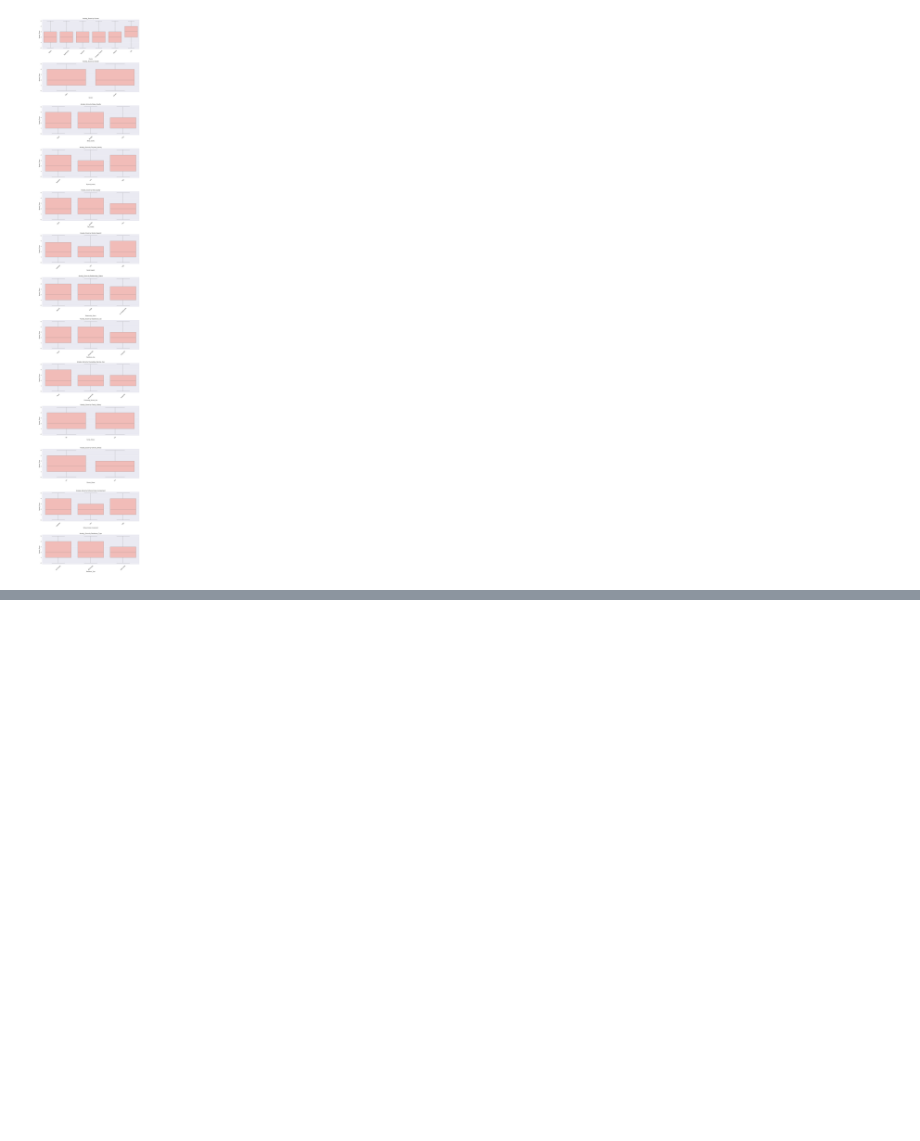
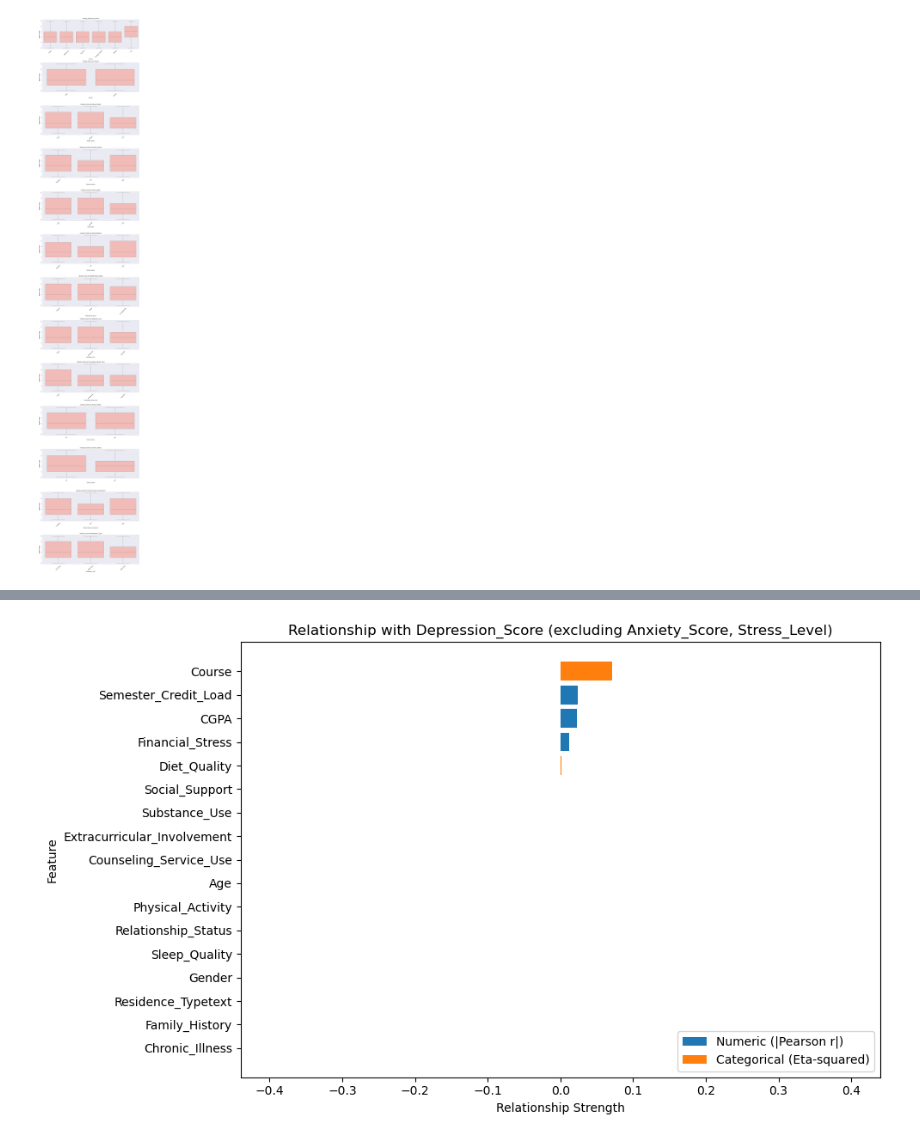
Before and after one commit to utakbhate0943-dot/auracheck, a Jupyter notebook: EDA/Uma/eda2.ipynb, the cells around one changed output, grey strips where cells are left out. Saved outputs shown, nothing was run; the diff lists cells and outputs as text; code cells hidden in the pictures; blank space fills up the shorter version.

```diff
--- a/EDA/Uma/eda2.ipynb
+++ b/EDA/Uma/eda2.ipynb
@@ -356,3 +356,87 @@ Name: Anxiety_Score, dtype: float64
 [figure]
 [figure]
 [figure]
+# %%
+import pandas as pd
+import numpy as np
+import matplotlib.pyplot as plt
+
+# Load data
+file_path = '../../Dataset/students_mental_health_survey.csv'
+df = pd.read_csv(file_path)
+
+target = 'Depression_Score'
+exclude = {'Anxiety_Score', 'Stress_Level'}
+
+# 1) Numeric relationships: Pearson correlation with Depression_Score
+numeric_cols = df.select_dtypes(include='number').columns.tolist()
+numeric_features = [c for c in numeric_cols if c not in exclude.union({target})]
+
+pearson_corr = (
+    df[numeric_features + [target]]
+    .corr(numeric_only=True)[target]
+    .drop(target)
+    .sort_values(key=lambda s: s.abs(), ascending=False)
+)
+
+print('Pearson correlation (numeric columns vs Depression_Score):')
+print(pearson_corr)
+print('\n')
+
+# 2) Categorical relationships: Eta-squared with Depression_Score
+categorical_cols = [
+    c for c in df.select_dtypes(exclude='number').columns
+    if c not in exclude and c != target
+]
+
+eta_rows = []
+for col in categorical_cols:
+    sub = df[[col, target]].dropna()
+    if sub.empty:
+        continue
+
+    grand_mean = sub[target].mean()
+    ss_total = ((sub[target] - grand_mean) ** 2).sum()
+    ss_between = sum(
+        len(group) * (group[target].mean() - grand_mean) ** 2
+        for _, group in sub.groupby(col)
+    )
+    eta_sq = ss_between / ss_total if ss_total != 0 else np.nan
+    eta_rows.append((col, eta_sq))
+
+eta_df = pd.DataFrame(eta_rows, columns=['Column', 'Eta_Squared']).sort_values(
+    'Eta_Squared', ascending=False
+)
+
+print('Eta-squared (categorical columns vs Depression_Score):')
+print(eta_df.to_string(index=False))
+
+# 3) Combined chart for quick comparison (absolute Pearson for numeric + Eta-squared for categorical)
+numeric_plot = pearson_corr.abs().rename('Strength').to_frame()
+numeric_plot['Type'] = 'Numeric (|Pearson r|)'
+
+cat_plot = eta_df.set_index('Column')['Eta_Squared'].rename('Strength').to_frame()
+cat_plot['Type'] = 'Categorical (Eta-squared)'
+
+plot_df = pd.concat([numeric_plot, cat_plot]).sort_values('Strength', ascending=False)
+
+plt.figure(figsize=(10, 6))
+colors = plot_df['Type'].map({
+    'Numeric (|Pearson r|)': '#1f77b4',
+    'Categorical (Eta-squared)': '#ff7f0e'
+})
+
+plt.barh(plot_df.index, plot_df['Strength'], color=colors)
+plt.gca().invert_yaxis()
+plt.xlabel('Relationship Strength')
+plt.ylabel('Feature')
+plt.title('Relationship with Depression_Score (excluding Anxiety_Score, Stress_Level)')
+
+# simple legend
+for t, c in [('Numeric (|Pearson r|)', '#1f77b4'), ('Categorical (Eta-squared)', '#ff7f0e')]:
+    plt.bar(0, 0, color=c, label=t)
+plt.legend(loc='lower right')
+
+plt.tight_layout()
+plt.show()
+# %% [output]
@@ -358,0 +460 @@ Name: Anxiety_Score, dtype: float64
+[figure, added]
```
Also changed, not shown: parts of 1 cell of this notebook, 7 other files.
